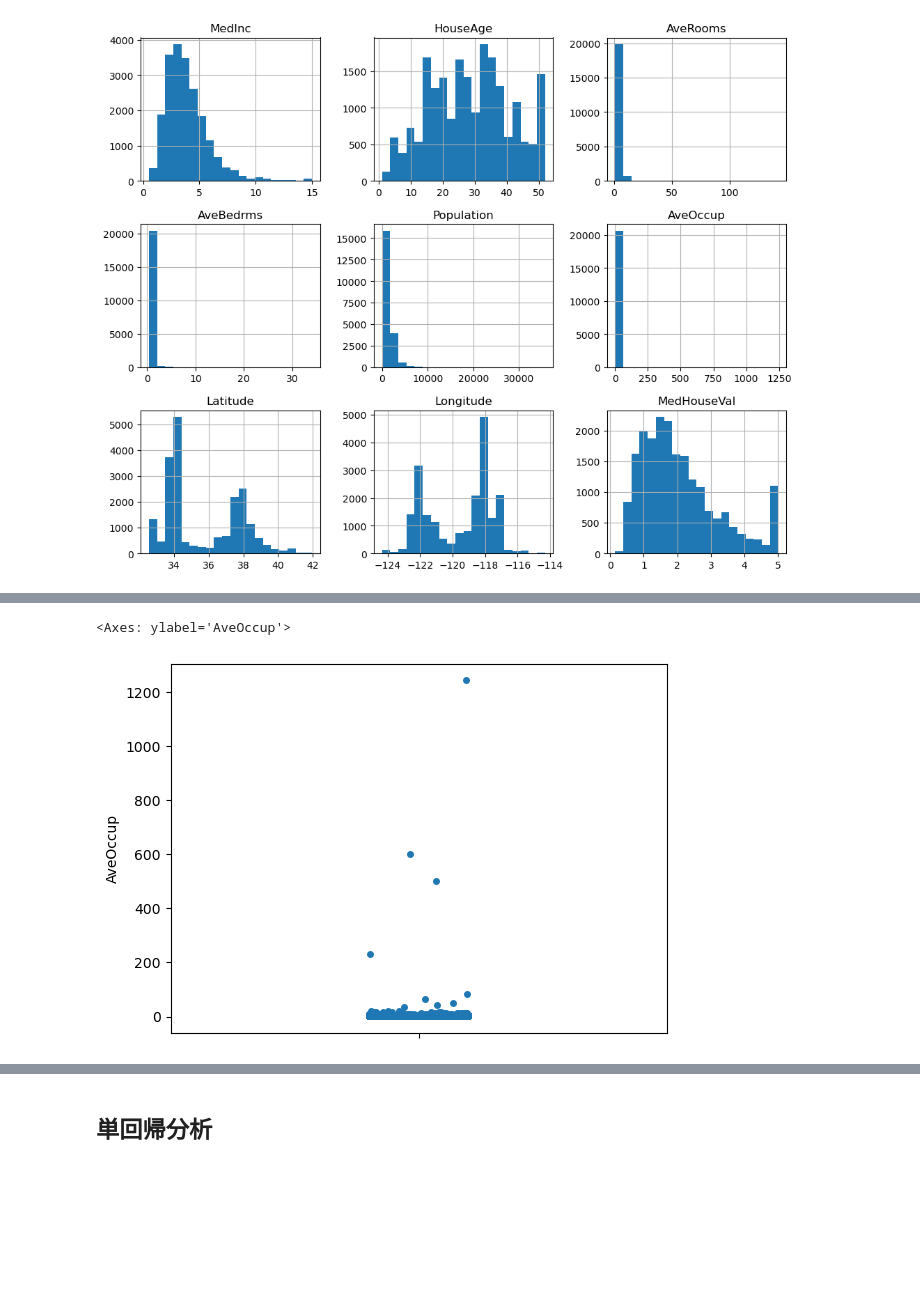
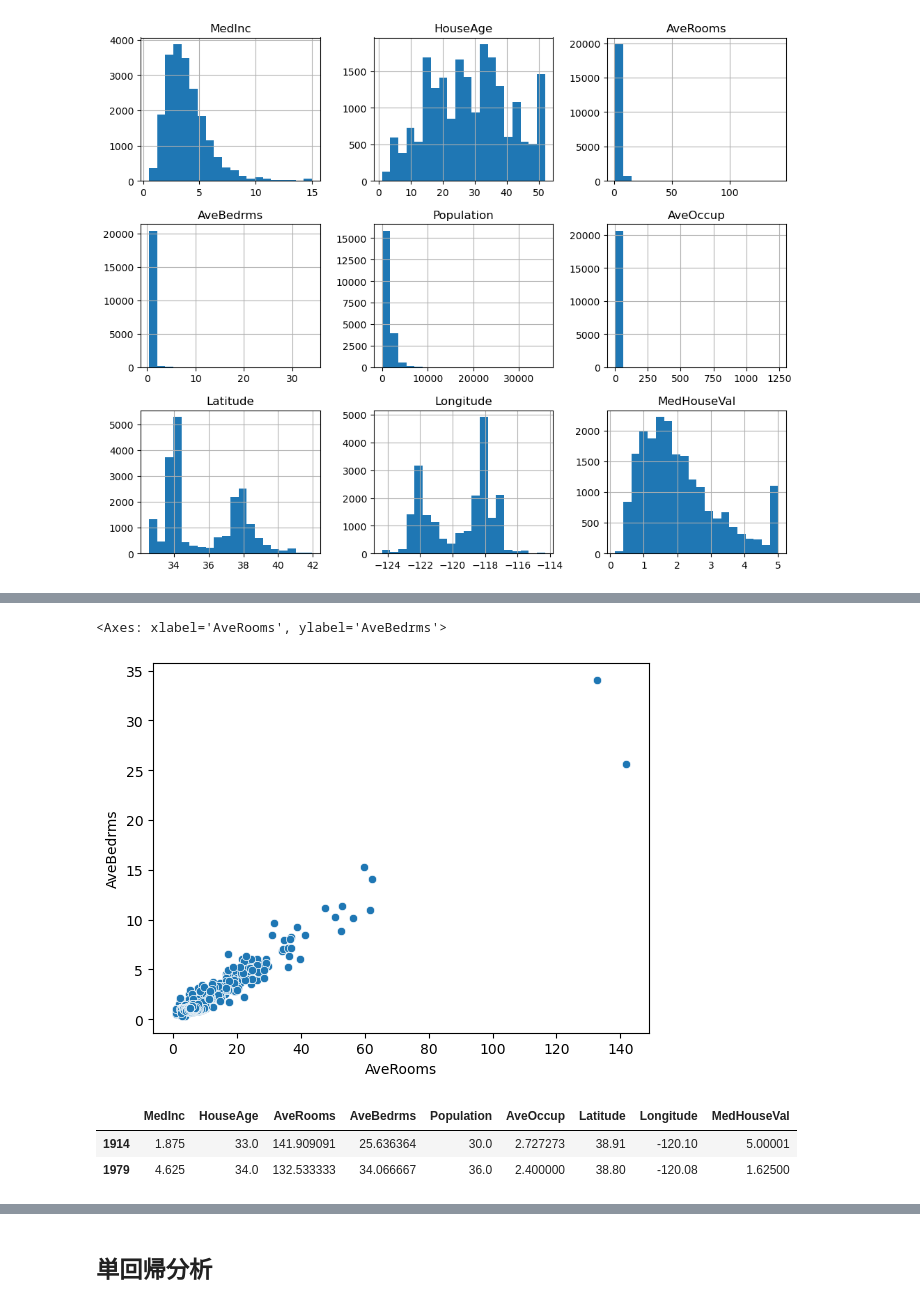
Before and after one commit to mitakama/Internship_1day, a Jupyter notebook: internship_1day.ipynb, the cells around one changed output, grey strips where cells are left out. Saved outputs shown, nothing was run; the diff lists cells and outputs as text; code cells hidden in the pictures; blank space fills up the shorter version.

```diff
--- a/internship_1day.ipynb
+++ b/internship_1day.ipynb
@@ -103,6 +166,15 @@ array([[<Axes: title={'center': 'MedInc'}>,
 # %%
-#世帯数
-sns.stripplot(data = housing_all['AveOccup'])
+## AveRoomsとAveBedrms
+
+sns.scatterplot(data=housing_all, x='AveRooms', y='AveBedrms')
 # %% [output]
-<Axes: ylabel='AveOccup'>
+<Axes: xlabel='AveRooms', ylabel='AveBedrms'>
-[figure, old version]
+[figure, new version]
+# %%
+#外れ値が何を示しているのか調べる
+
+housing_all.query('AveRooms > 100')
+# %% [output]
+|  | MedInc | HouseAge | AveRooms | AveBedrms | Population | AveOccup | Latitude | Longitude | MedHouseVal |
+| 1914 | 1.875 | 33.0 | 141.909091 | 25.636364 | 30.0 | 2.727273 | 38.91 | -120.10 | 5.00001 |
+| 1979 | 4.625 | 34.0 | 132.533333 | 34.066667 | 36.0 | 2.400000 | 38.80 | -120.08 | 1.62500 |
```
Also changed, not shown: parts of 68 cells of this notebook.
